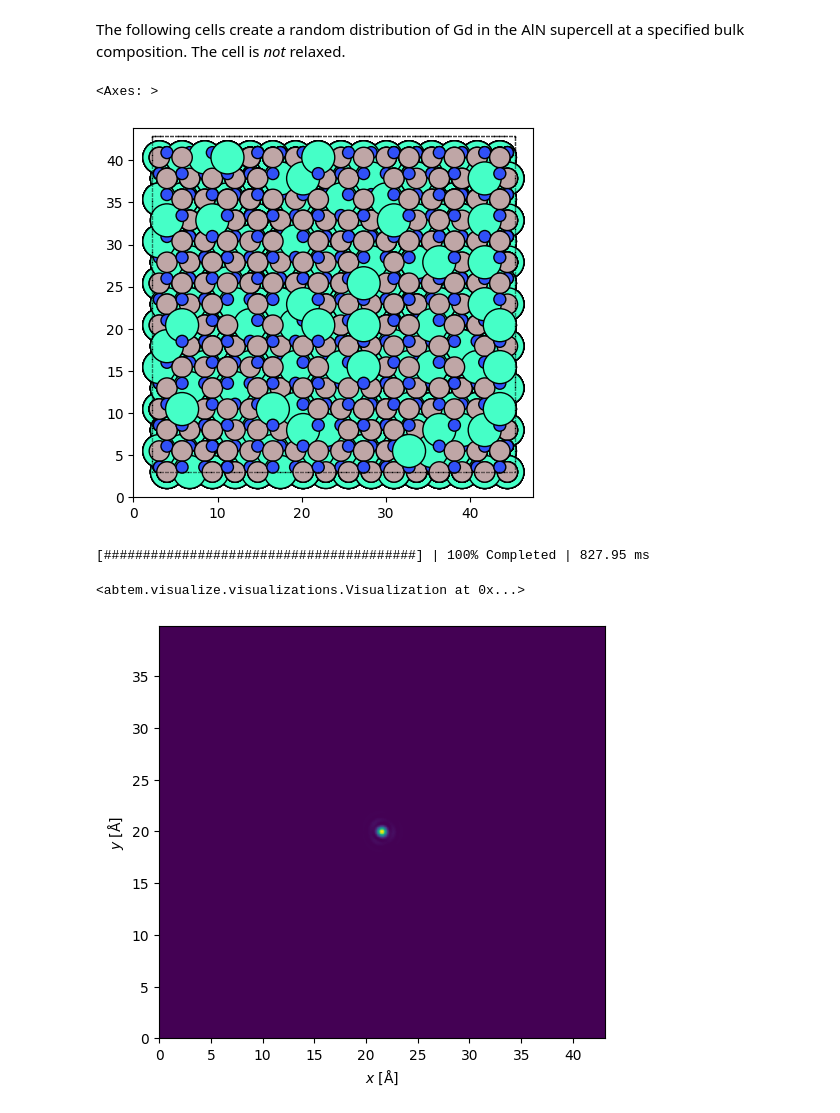
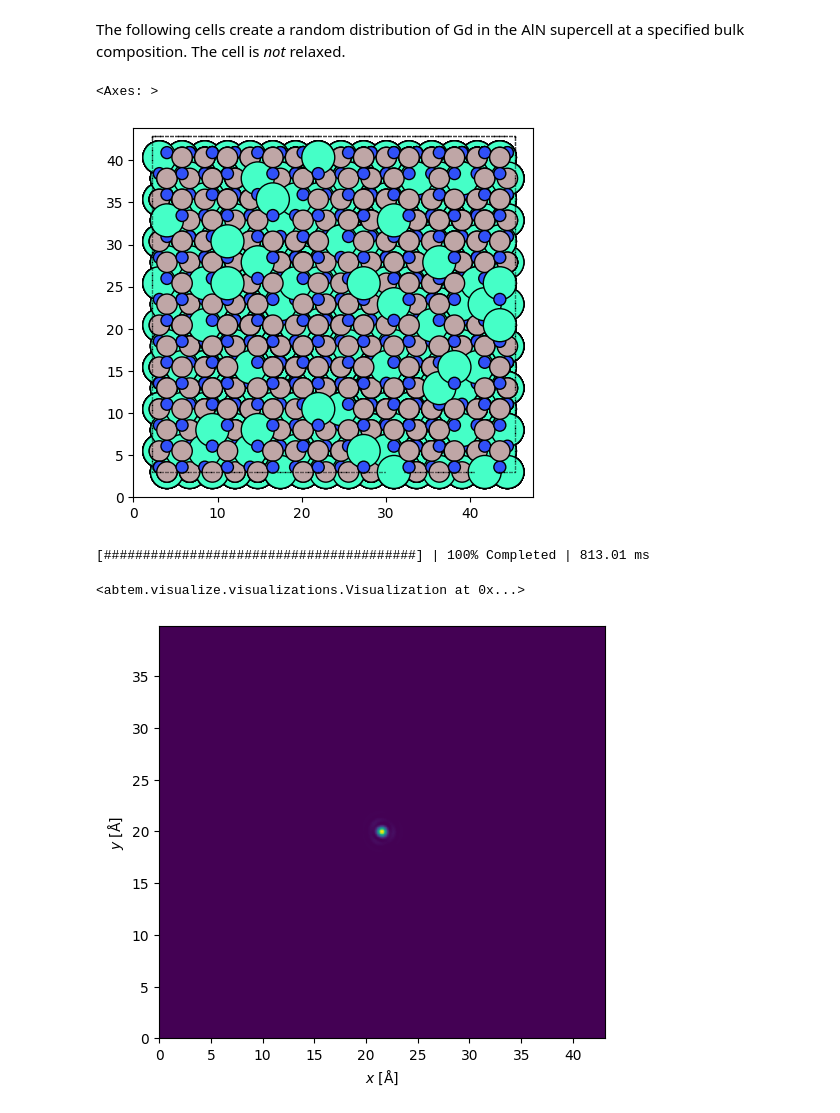
Before and after one commit to realitychemist/data_analysis_scripts, a Jupyter notebook: random_AlGdN_simulation.ipynb, the cells around one changed output. Drawn from its saved outputs; the diff is of its cells as text; code cells hidden in the pictures.

```diff
--- a/random_AlGdN_simulation.ipynb
+++ b/random_AlGdN_simulation.ipynb
@@ -142,11 +142,11 @@ def randomize_chem(atoms: Atoms,
     return new_atoms
 # %%
 # Check 2 comps (13%, 17%), each with seeds: 554520389, 431247922, 120304979 (all from random.org)
-substituted_slab = randomize_chem(slab, {"Al": {"Gd": 0.17}}, prseed=431247922)
+substituted_slab = randomize_chem(slab, {"Al": {"Gd": 0.17}}, prseed=120304979)
 plot_atoms(substituted_slab)
 # %% [output]
 <Axes: >
-[figure, old version]
+[figure, new version]
 # %%
 sigs = {"Al": 0.0748,  # Source: 10.1017/S0885715614000542
         "Gd": 0.1000,  # Source: rough est. from 10.1088/1742-6596/417/1/012049 & 10.1063/1.3658845
@@ -197,7 +197,7 @@ aberrations = {"C10":   22,     # Defocus (C1)
 # Adding these aberrations has little effect on the FWHM, but changes the tails and reduces the max intensity slightly
 abtem.Probe(semiangle_cutoff=17.9, energy=200e3, aberrations=aberrations).match_grid(potential).show()
 # %% [output]
-[########################################] | 100% Completed | 827.95 ms
+[########################################] | 100% Completed | 813.01 ms
 <abtem.visualize.visualizations.Visualization at 0x...>
 [figure]
 # %%
```
Also changed, not shown: parts of 1 cell of this notebook, 5 other files.
